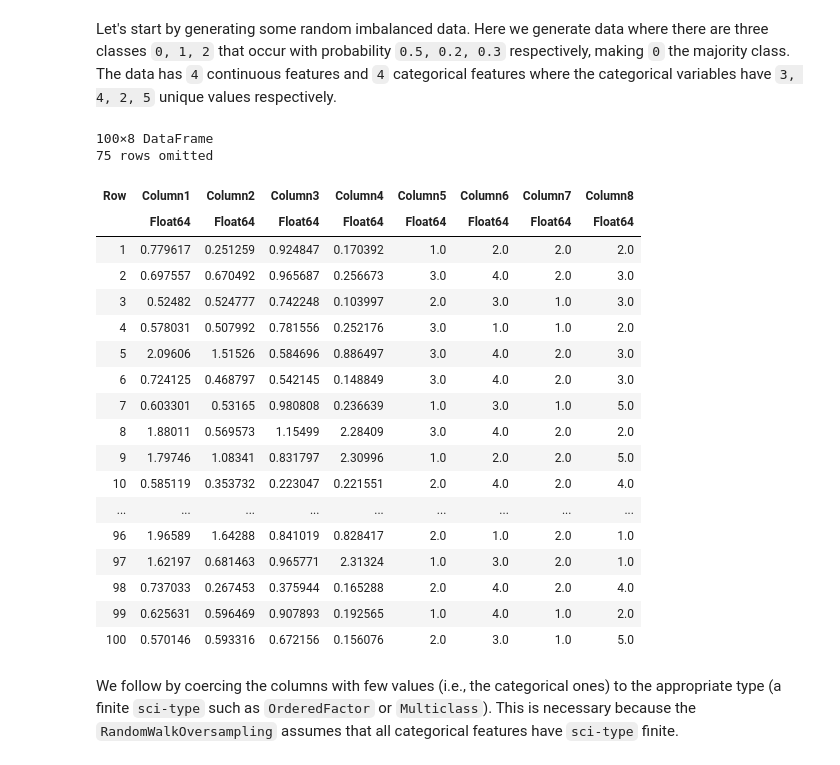
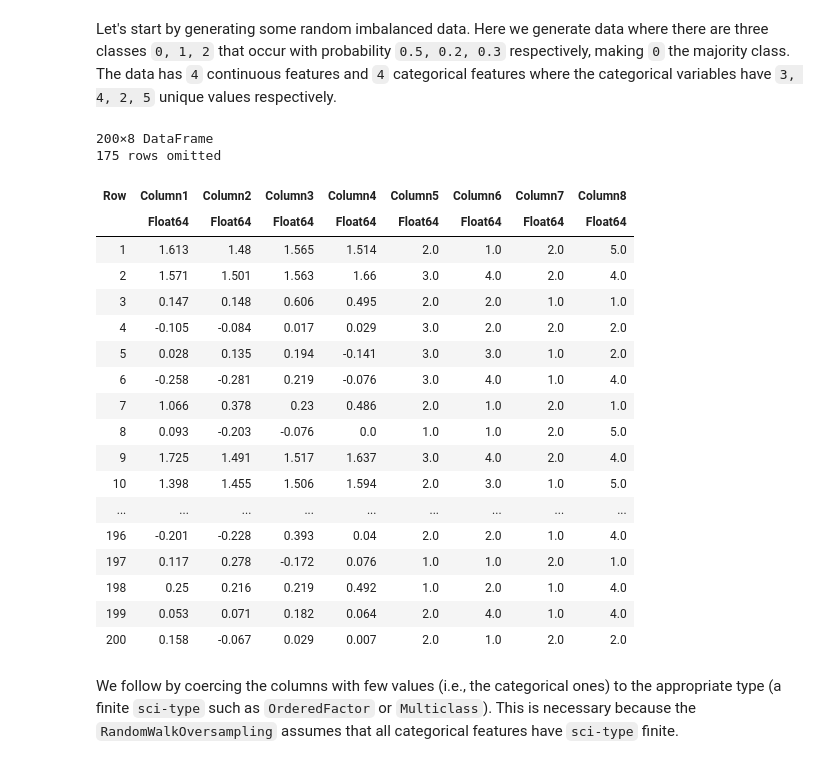
Before and after one commit to JuliaAI/Imbalance.jl, a Jupyter notebook: examples/oversample_randomwalk.ipynb, the cells around one changed output. Cells and saved outputs as stored; diff of their text form; code cells hidden in the pictures.

```diff
--- a/examples/oversample_randomwalk.ipynb
+++ b/examples/oversample_randomwalk.ipynb
@@ -23,35 +23,35 @@ Let's start by generating some random imbalanced data. Here we generate data whe
 # %%
 rng = Random.default_rng()
 
-num_rows = 100
+num_rows = 200
 num_cont_feats = 4
 class_probs = [0.5, 0.2, 0.3]
-
+means = [0.0 0.5 1.5]
 num_vals_per_category = [3, 4, 2, 5]
 
-X, y = generate_imbalanced_data(num_rows, num_cont_feats; min_sep=1.1, class_probs, num_vals_per_category, rng=42)
+X, y = generate_imbalanced_data(num_rows, num_cont_feats; means, class_probs, num_vals_per_category, rng=10)
 X = DataFrame(X)
 # %% [output]
-100×8 DataFrame
-75 rows omitted
+200×8 DataFrame
+175 rows omitted
 | Row | Column1 | Column2 | Column3 | Column4 | Column5 | Column6 | Column7 | Column8 |
 |  | Float64 | Float64 | Float64 | Float64 | Float64 | Float64 | Float64 | Float64 |
-| 1 | 0.779617 | 0.251259 | 0.924847 | 0.170392 | 1.0 | 2.0 | 2.0 | 2.0 |
-| 2 | 0.697557 | 0.670492 | 0.965687 | 0.256673 | 3.0 | 4.0 | 2.0 | 3.0 |
-| 3 | 0.52482 | 0.524777 | 0.742248 | 0.103997 | 2.0 | 3.0 | 1.0 | 3.0 |
-| 4 | 0.578031 | 0.507992 | 0.781556 | 0.252176 | 3.0 | 1.0 | 1.0 | 2.0 |
-| 5 | 2.09606 | 1.51526 | 0.584696 | 0.886497 | 3.0 | 4.0 | 2.0 | 3.0 |
-| 6 | 0.724125 | 0.468797 | 0.542145 | 0.148849 | 3.0 | 4.0 | 2.0 | 3.0 |
-| 7 | 0.603301 | 0.53165 | 0.980808 | 0.236639 | 1.0 | 3.0 | 1.0 | 5.0 |
-| 8 | 1.88011 | 0.569573 | 1.15499 | 2.28409 | 3.0 | 4.0 | 2.0 | 2.0 |
-| 9 | 1.79746 | 1.08341 | 0.831797 | 2.30996 | 1.0 | 2.0 | 2.0 | 5.0 |
-| 10 | 0.585119 | 0.353732 | 0.223047 | 0.221551 | 2.0 | 4.0 | 2.0 | 4.0 |
+| 1 | 1.613 | 1.48 | 1.565 | 1.514 | 2.0 | 1.0 | 2.0 | 5.0 |
+| 2 | 1.571 | 1.501 | 1.563 | 1.66 | 3.0 | 4.0 | 2.0 | 4.0 |
+| 3 | 0.147 | 0.148 | 0.606 | 0.495 | 2.0 | 2.0 | 1.0 | 1.0 |
+| 4 | -0.105 | -0.084 | 0.017 | 0.029 | 3.0 | 2.0 | 2.0 | 2.0 |
+| 5 | 0.028 | 0.135 | 0.194 | -0.141 | 3.0 | 3.0 | 1.0 | 2.0 |
+| 6 | -0.258 | -0.281 | 0.219 | -0.076 | 3.0 | 4.0 | 1.0 | 4.0 |
+| 7 | 1.066 | 0.378 | 0.23 | 0.486 | 2.0 | 1.0 | 2.0 | 1.0 |
+| 8 | 0.093 | -0.203 | -0.076 | 0.0 | 1.0 | 1.0 | 2.0 | 5.0 |
+| 9 | 1.725 | 1.491 | 1.517 | 1.637 | 3.0 | 4.0 | 2.0 | 4.0 |
+| 10 | 1.398 | 1.455 | 1.506 | 1.594 | 2.0 | 3.0 | 1.0 | 5.0 |
 | ... | ... | ... | ... | ... | ... | ... | ... | ... |
-| 96 | 1.96589 | 1.64288 | 0.841019 | 0.828417 | 2.0 | 1.0 | 2.0 | 1.0 |
-| 97 | 1.62197 | 0.681463 | 0.965771 | 2.31324 | 1.0 | 3.0 | 2.0 | 1.0 |
-| 98 | 0.737033 | 0.267453 | 0.375944 | 0.165288 | 2.0 | 4.0 | 2.0 | 4.0 |
-| 99 | 0.625631 | 0.596469 | 0.907893 | 0.192565 | 1.0 | 4.0 | 1.0 | 2.0 |
-| 100 | 0.570146 | 0.593316 | 0.672156 | 0.156076 | 2.0 | 3.0 | 1.0 | 5.0 |
+| 196 | -0.201 | -0.228 | 0.393 | 0.04 | 2.0 | 2.0 | 1.0 | 4.0 |
+| 197 | 0.117 | 0.278 | -0.172 | 0.076 | 1.0 | 1.0 | 2.0 | 1.0 |
+| 198 | 0.25 | 0.216 | 0.219 | 0.492 | 1.0 | 2.0 | 1.0 | 4.0 |
+| 199 | 0.053 | 0.071 | 0.182 | 0.064 | 2.0 | 4.0 | 1.0 | 4.0 |
+| 200 | 0.158 | -0.067 | 0.029 | 0.007 | 2.0 | 1.0 | 2.0 | 2.0 |
 # %% [markdown]
 We follow by coercing the columns with few values (i.e., the categorical ones) to the appropriate type (a finite `sci-type` such as `OrderedFactor` or `Multiclass`). This is necessary because the `RandomWalkOversampling` assumes that all categorical features have `sci-type` finite.
 # %%
```
Also changed, not shown: parts of 5 cells of this notebook, 47 other files.
